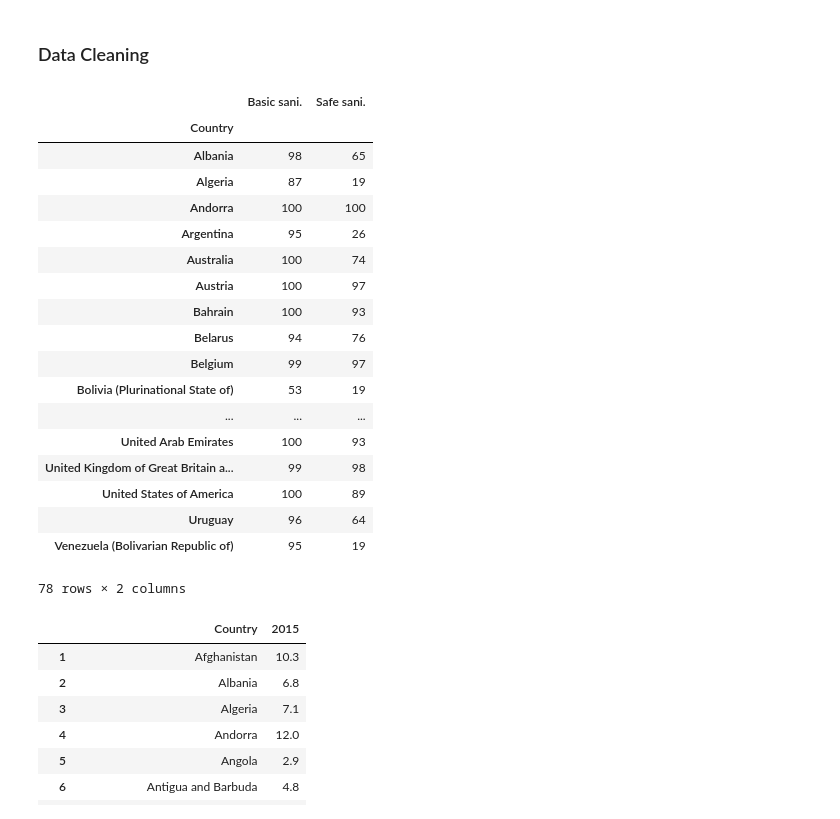
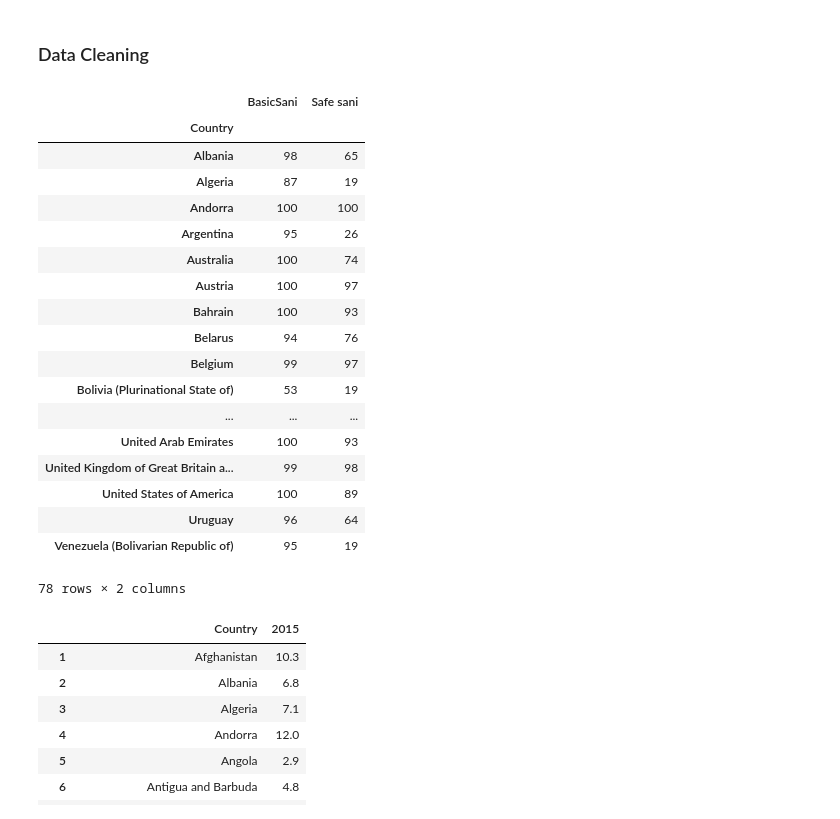
Before and after one commit to debbievo/COGS108_Repo, a Jupyter notebook: FinalProject.ipynb, the cells around one changed output. Saved outputs shown, nothing was run; the diff lists cells and outputs as text; code cells hidden in the pictures.

Commit message:
Linear regression for basic sanitation and renamed columns

```diff
--- a/FinalProject.ipynb
+++ b/FinalProject.ipynb
@@ -76,23 +77,23 @@ from scipy.stats import ttest_ind, chisquare, normaltest
 # %%
 ### TYLER ###
 # Read 'SafeSanitation.csv' data file into 'safeSani' dataFrame.
 safeSani = pd.read_csv('SafeSanitation.csv')
 # Get rid of extraneous data columns.
 safeSani = safeSani[['Unnamed: 0', '2015.2', '2015.5']]
 # Clean 'safeSani' to get rid of any null values.
 safeSani = safeSani.dropna(how='any')
 # Make the index 'Unnamed: 0' (will rename below); holds country names.
 safeSani = safeSani.set_index('Unnamed: 0')
 # Drop the 'Country' column.
 safeSani = safeSani.drop(['Country'])
 # Rename the columns in 'safeSani' to be more descriptive.
-safeSani = safeSani.rename(index=str, columns={'2015.2': 'Basic sani.', '2015.5': 'Safe sani.'})
+safeSani = safeSani.rename(index=str, columns={'2015.2': 'BasicSani', '2015.5': 'Safe sani'})
 # Set the index name to 'Country'.
 safeSani.index.names = ['Country']
 # Display 'safeSani' dataFrame.
 safeSani
 # %% [output]
-|  | Basic sani. | Safe sani. |
+|  | BasicSani | Safe sani |
 | Country |  |  |
 | Albania | 98 | 65 |
 | Algeria | 87 | 19 |
```
Also changed, not shown: parts of 8 cells of this notebook.
